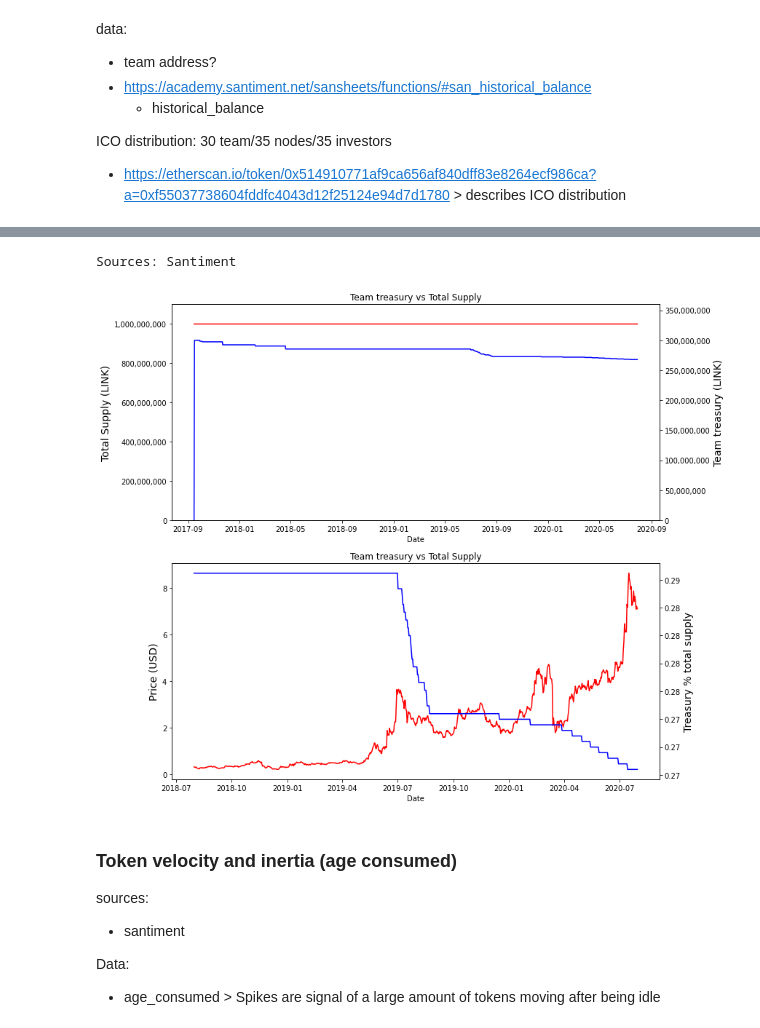
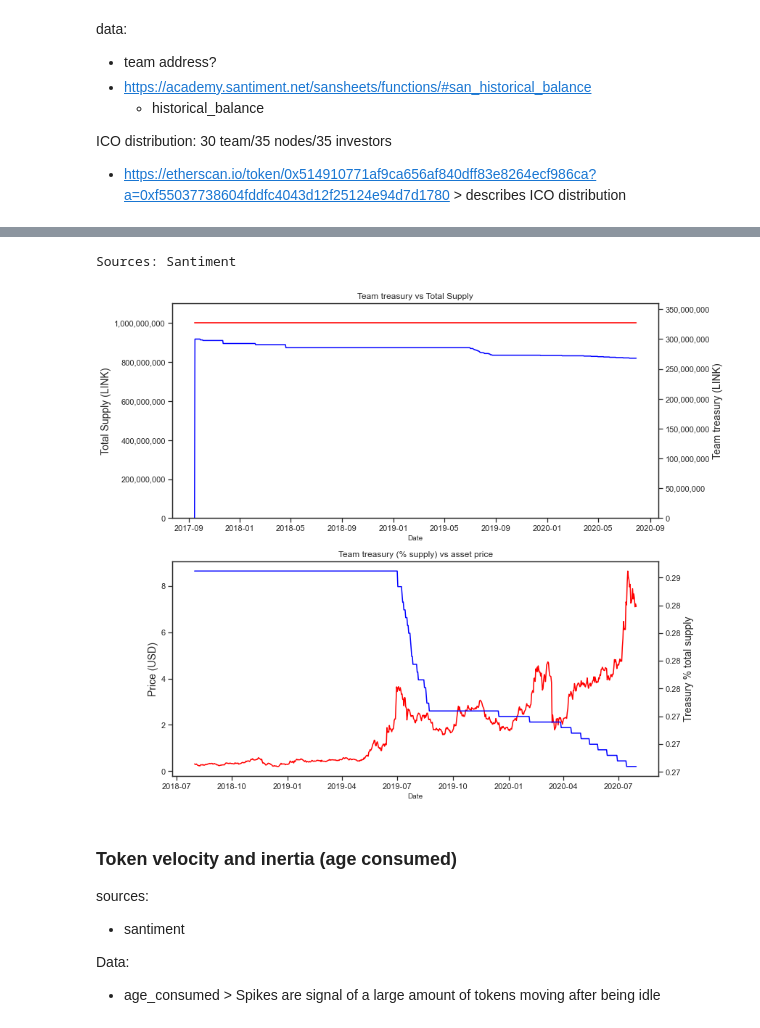
Before and after one commit to willr-seriousprojects/maker-dao, a Jupyter notebook: Maker-Risk/LINK/link.ipynb, the cells around one changed output, grey strips where cells are left out. Cells and saved outputs as stored; diff of their text form; code cells hidden in the pictures.

```diff
--- a/Maker-Risk/LINK/link.ipynb
+++ b/Maker-Risk/LINK/link.ipynb
@@ -4115,35 +4341,35 @@ fig, (ax,ax2) = plt.subplots(2,figsize=(12,12), sharex=False)
 ax.plot(x, y, color="red")
 ax.set_ylabel("Total Supply (LINK)",fontsize=14)
 ax.set_xlabel("Date",fontsize=10)
 ax.set_title('Team treasury vs Total Supply')
 ax.set_ylim([0,1100000000])
 ax.yaxis.set_major_formatter(mpl.ticker.StrMethodFormatter('{x:,.0f}'))
 
 # make a plot with different y-axis using second axis object
 ax1 = ax.twinx()
 ax1.plot(x, y2,color="blue")
 # ax1.plot(x, y3,color="green")
 ax1.set_ylim([0,360000000])
 ax1.set_ylabel("Team treasury (LINK)",fontsize=14)
 ax1.yaxis.set_major_formatter(mpl.ticker.StrMethodFormatter('{x:,.0f}'))
 
 # First plot two y-axis
 ax2.plot(x1, y4, color="red")
 ax2.set_ylabel("Price (USD)",fontsize=14)
 ax2.set_xlabel("Date",fontsize=10)
-ax2.set_title('Team treasury vs Total Supply')
+ax2.set_title('Team treasury (% supply) vs asset price')
 ax2.yaxis.set_major_formatter(mpl.ticker.StrMethodFormatter('{x:,.0f}'))
 
 # make a plot with different y-axis using second axis object
 ax3 = ax2.twinx()
 ax3.plot(x1, y5,color="blue")
 ax3.set_ylabel("Treasury % total supply",fontsize=14)
 ax3.yaxis.set_major_formatter(mpl.ticker.StrMethodFormatter('{x:,.2f}'))
 
 print('Sources: Santiment')
 # %% [output]
 Sources: Santiment
-[figure, old version]
+[figure, new version]
 # %% [markdown]
 ### Token velocity and inertia (age consumed)
 
```
Also changed, not shown: parts of 49 cells of this notebook, 1 other file.
